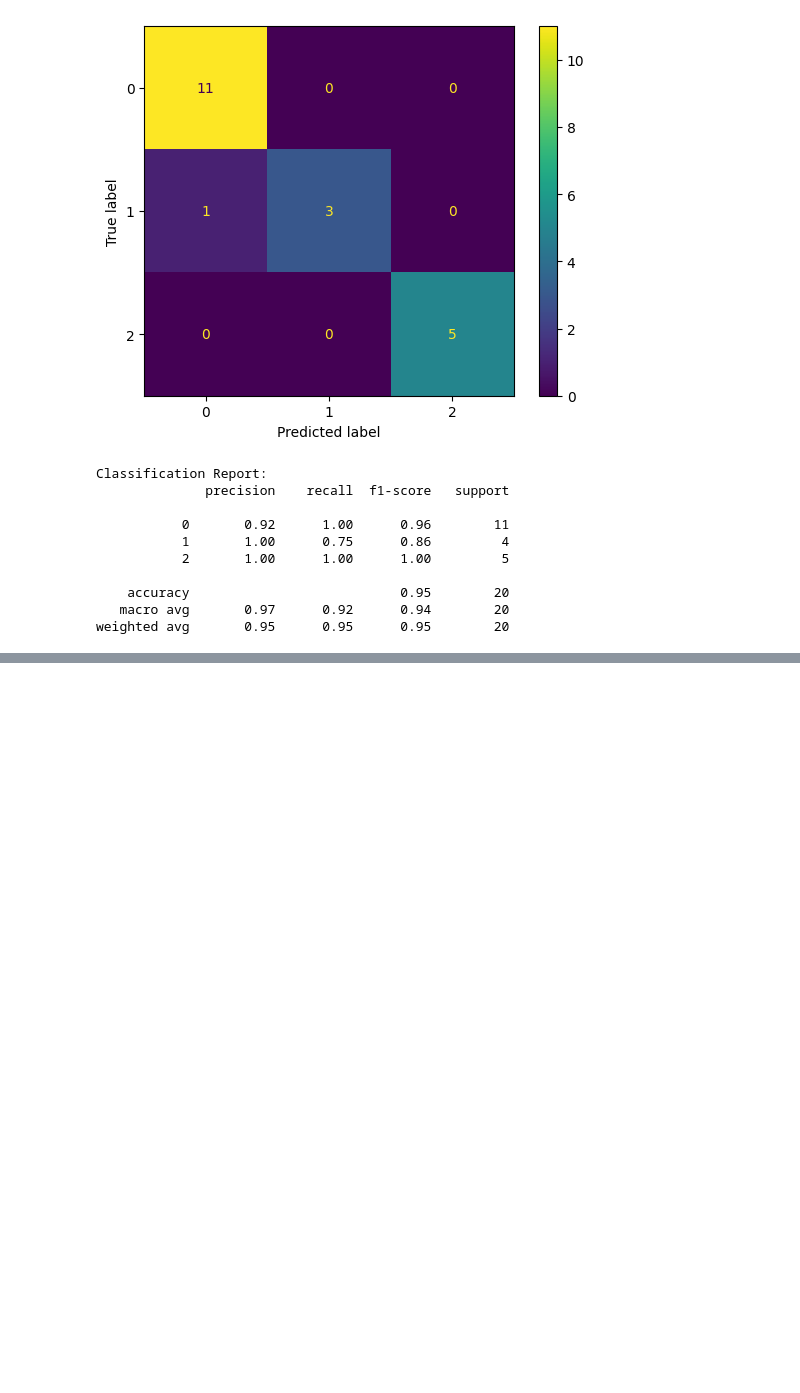
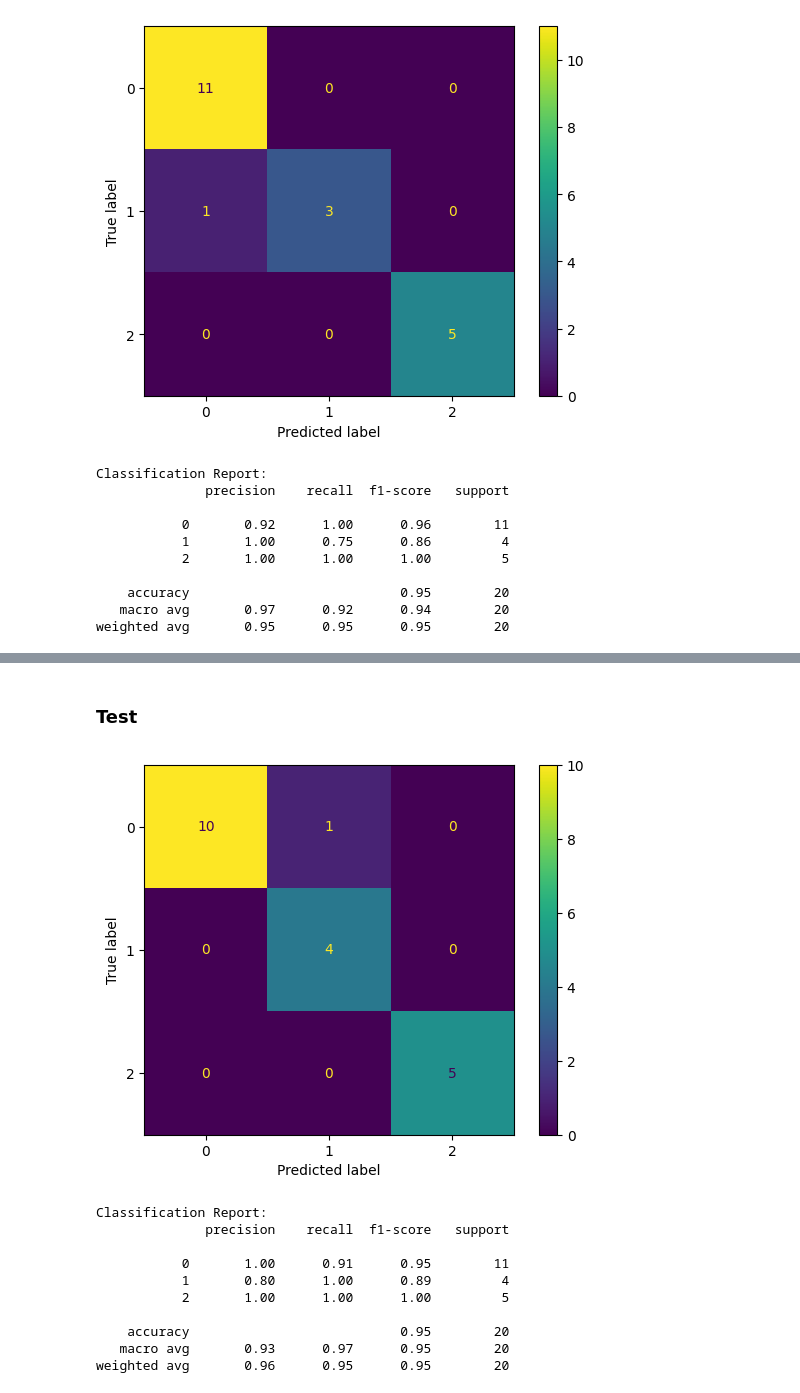
Before and after one commit to thiagopx/ann, a Jupyter notebook: notebooks/6_multinomial-regression.ipynb, the cells around one changed output, grey strips where cells are left out. Drawn from its saved outputs; the diff is of its cells as text; code cells hidden in the pictures; blank space fills up the shorter version.

```diff
--- a/notebooks/6_multinomial-regression.ipynb
+++ b/notebooks/6_multinomial-regression.ipynb
@@ -535,0 +533,29 @@ plot_loss_history(loss_history, interval=100)
+# %% [markdown]
+### Test
+# %%
+X_b = np.hstack([X_test, np.ones((X_test.shape[0], 1))])
+y_pred = np.argmax(softmax(np.dot(X_b, W)), axis=1)
+
+# Compute confusion matrix
+cm = confusion_matrix(y_test, y_pred, labels=[0, 1, 2])
+disp = ConfusionMatrixDisplay(confusion_matrix=cm)
+disp.plot()
+plt.show()
+
+# Compute classification report
+class_report = classification_report(y_test, y_pred)
+
+print("\nClassification Report:")
+print(class_report)
+# %% [output]
+[figure, added]
+Classification Report:
+              precision    recall  f1-score   support
+
+           0       1.00      0.91      0.95        11
+           1       0.80      1.00      0.89         4
+           2       1.00      1.00      1.00         5
+
+    accuracy                           0.95        20
+   macro avg       0.93      0.97      0.95        20
+weighted avg       0.96      0.95      0.95        20
```
Also changed, not shown: parts of 5 cells of this notebook, 3 other files.
